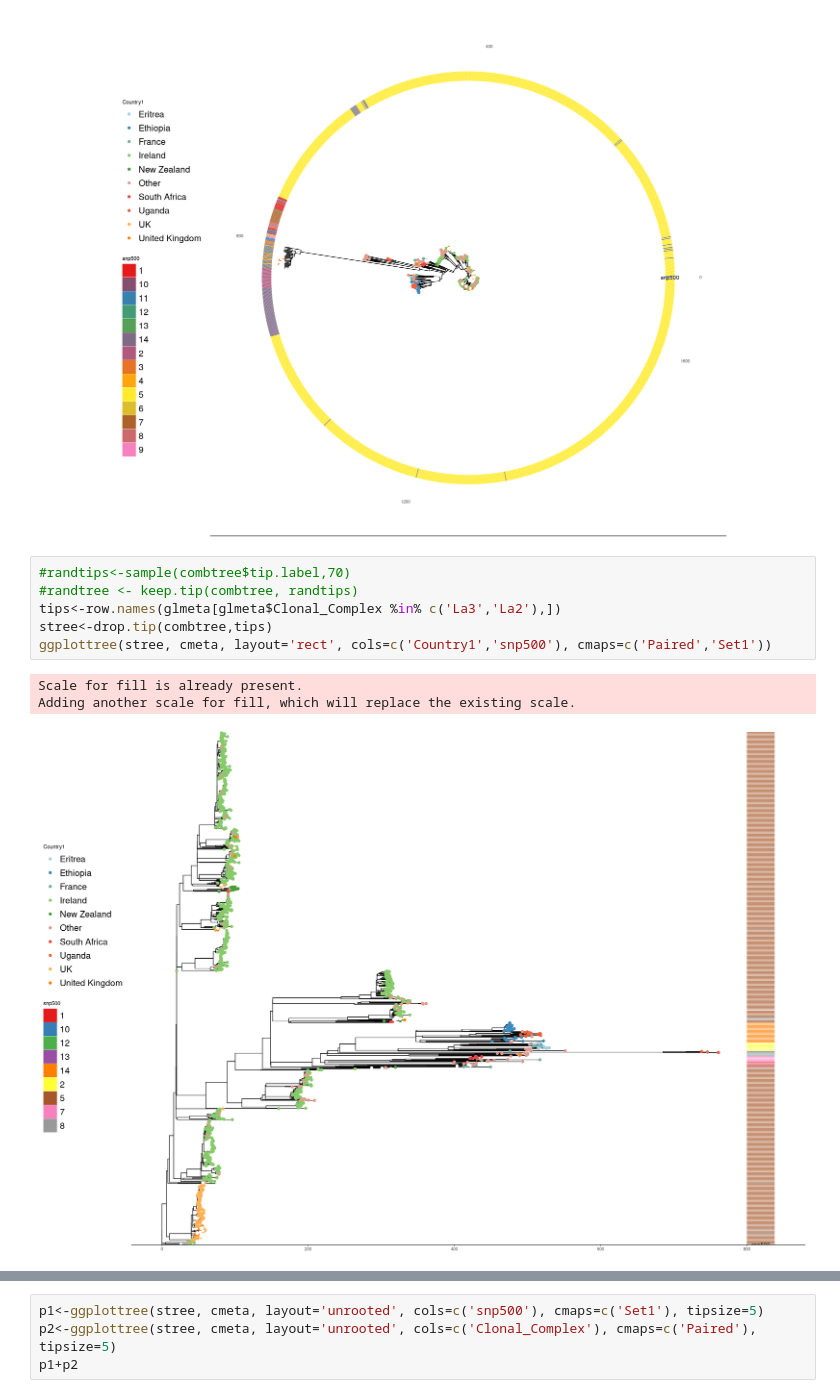
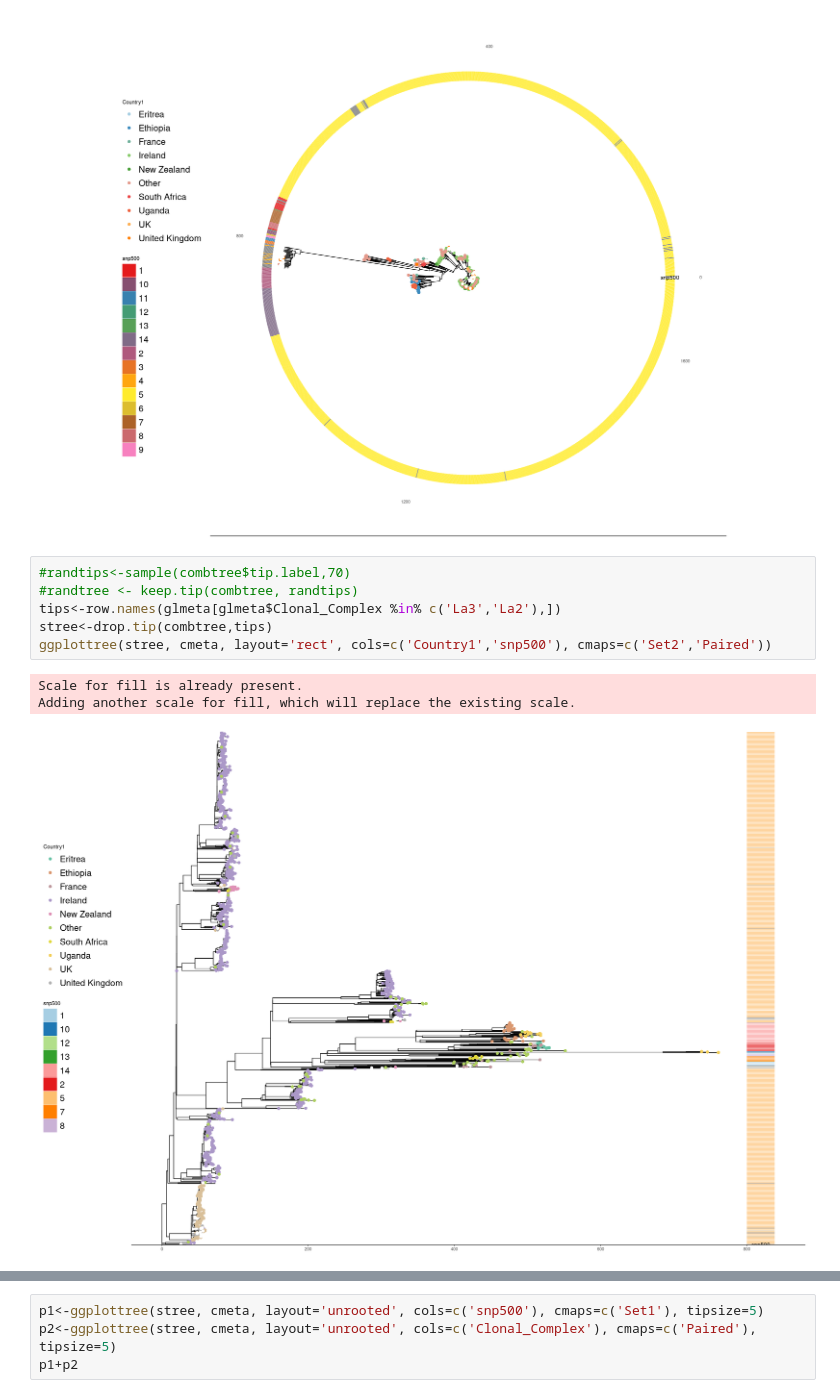
Before and after one commit to dmnfarrell/snipgenie, a Jupyter notebook: notebooks/lineages_tree.ipynb, the cells around one changed output, grey strips where cells are left out. Saved outputs shown, nothing was run; the diff lists cells and outputs as text.

```diff
--- a/notebooks/lineages_tree.ipynb
+++ b/notebooks/lineages_tree.ipynb
@@ -46,11 +46,11 @@ Adding another scale for fill, which will replace the existing scale.
 # %%
 #randtips<-sample(combtree$tip.label,70)
 #randtree <- keep.tip(combtree, randtips)
 tips<-row.names(glmeta[glmeta$Clonal_Complex %in% c('La3','La2'),])
 stree<-drop.tip(combtree,tips)
-ggplottree(stree, cmeta, layout='rect', cols=c('Country1','snp500'), cmaps=c('Paired','Set1'))
+ggplottree(stree, cmeta, layout='rect', cols=c('Country1','snp500'), cmaps=c('Set2','Paired'))
 # %% [output]
 Scale for fill is already present.
 Adding another scale for fill, which will replace the existing scale.
-[figure, old version]
+[figure, new version]
 # %%
```
Also changed, not shown: parts of 3 cells of this notebook, 8 other files.
